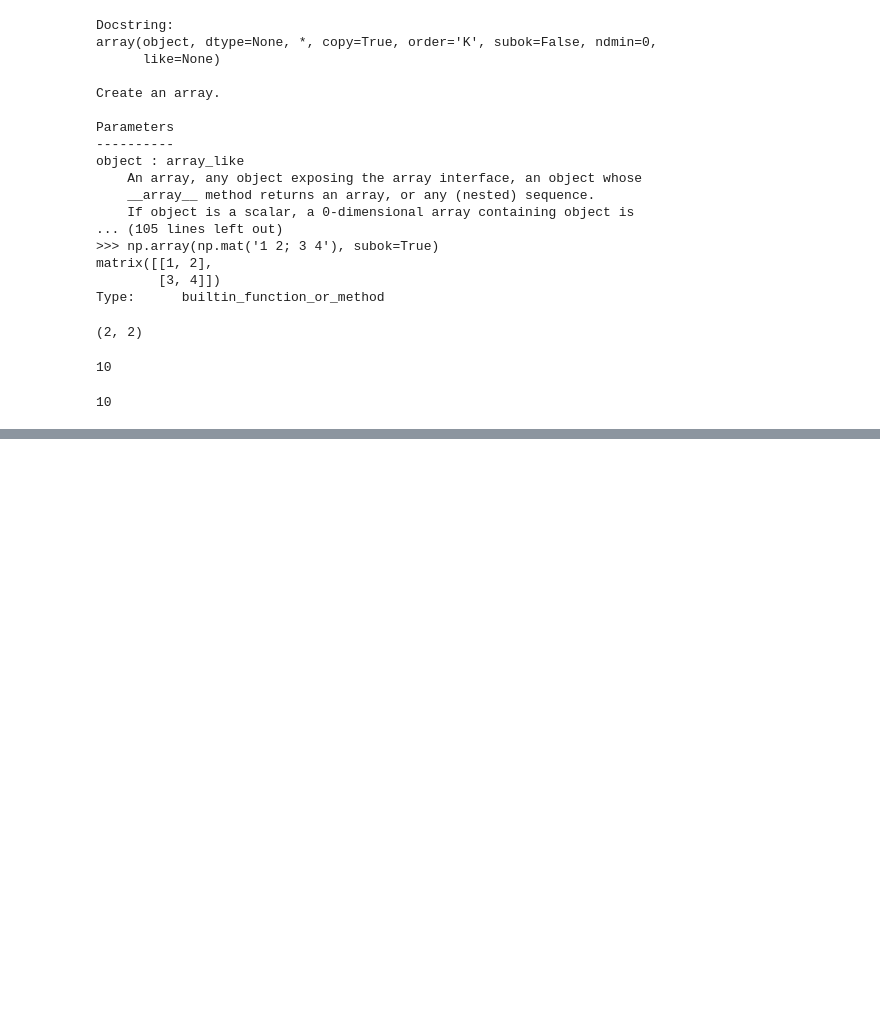
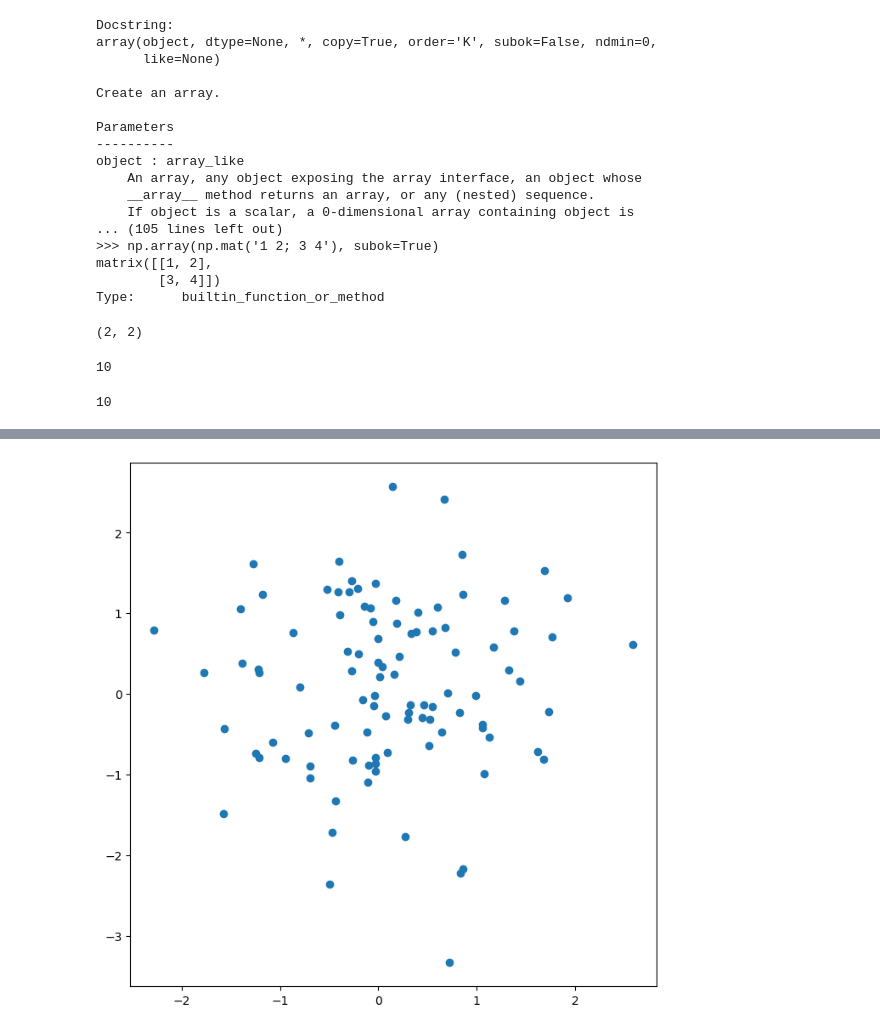
Before and after one commit to FenilMavani/DataAnlytics, a Jupyter notebook: chapter2.ipynb, the cells around one changed output, grey strips where cells are left out. Drawn from its saved outputs; the diff is of its cells as text; code cells hidden in the pictures; blank space fills up the shorter version.

```diff
--- a/chapter2.ipynb
+++ b/chapter2.ipynb
@@ -119,0 +173,5 @@ print(rng2.normal(scale=5,size=2)
+# %%
+fig, ax = subplots(figsize=(8, 8))
+ax.plot(x,y, 'o');
+# %% [output]
+[figure, added]
```
Also changed, not shown: parts of 14 cells of this notebook.
